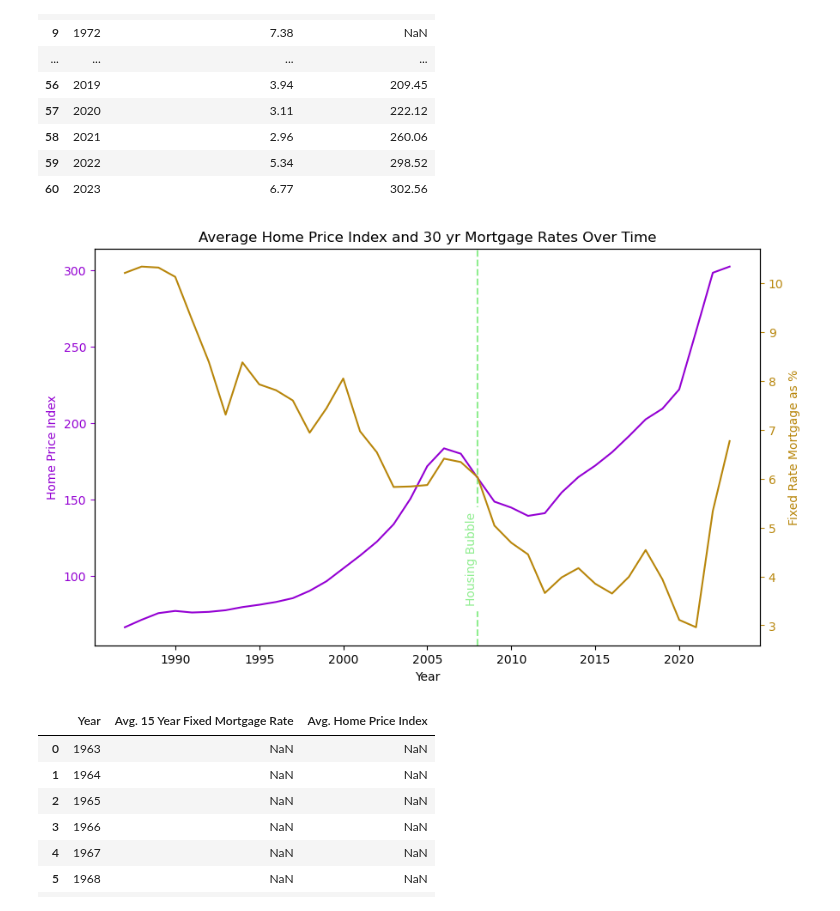
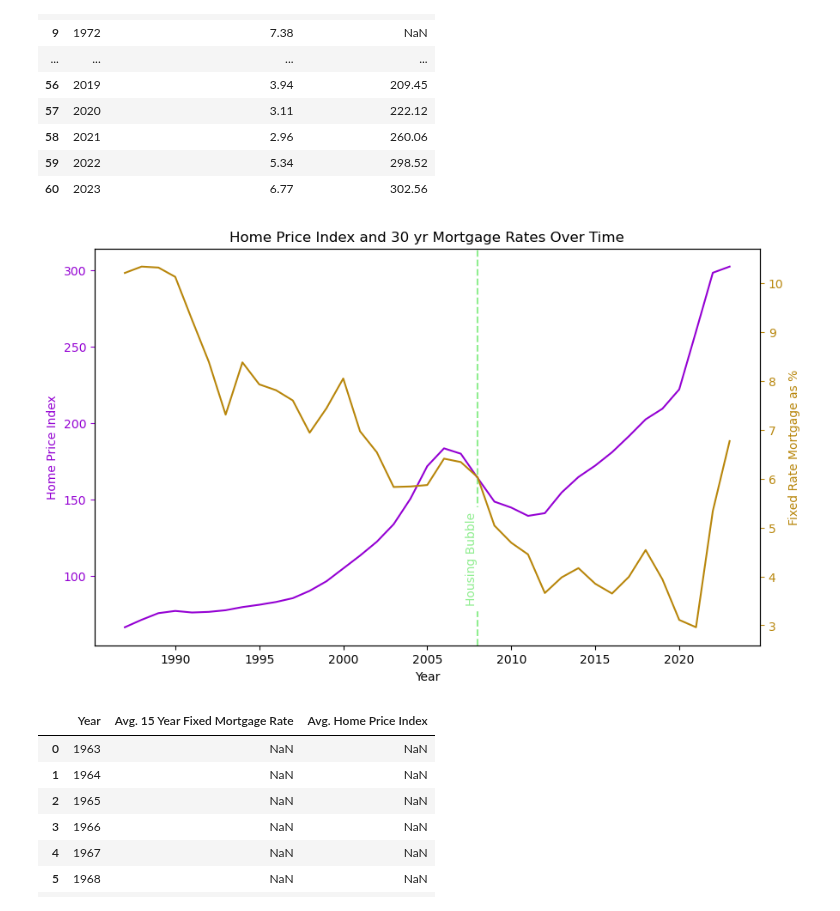
Before and after one commit to njlanger/Project1_Grp3, a Jupyter notebook: Neil/raw_fred_data_Neil.ipynb, the cells around one changed output. Saved outputs shown, nothing was run; the diff lists cells and outputs as text; code cells hidden in the pictures.

```diff
--- a/Neil/raw_fred_data_Neil.ipynb
+++ b/Neil/raw_fred_data_Neil.ipynb
@@ -166,35 +177,35 @@ home_price_index_and_30yr
 # %%
 # Ploting 30 year fixed mortgage rates and the housing index
 
 home_price_index_and_30yr = home_price_index_and_30yr.dropna()
 
 fig, ax1 = plt.subplots(figsize=(10, 6))
 
 # Plot home price index on the primary y-axis
 ax1.plot(home_price_index_and_30yr['Year'], home_price_index_and_30yr['Avg. Home Price Index'], label='Home Price Index', color='darkviolet')
 ax1.set_xlabel('Year')
 ax1.set_ylabel('Home Price Index', color='darkviolet')
 ax1.tick_params('y', colors='darkviolet')
 
 # Create a secondary y-axis for fixed rate mortgage rates
 ax2 = ax1.twinx()
 ax2.plot(home_price_index_and_30yr['Year'], home_price_index_and_30yr['Avg. 30 Year Fixed Mortgage Rate'], label='30 yr Fixed Rate Mortgage', color='darkgoldenrod')
 ax2.set_ylabel('Fixed Rate Mortgage as %', color='darkgoldenrod')
 ax2.tick_params('y', colors='darkgoldenrod')
 
 vertical_line_label = 'Housing Bubble'
 vertical_line_year = 2008
 
 ax1.axvline(x=vertical_line_year, color='lightgreen', linestyle='--', label=vertical_line_label)
 ax1.text(vertical_line_year, ax1.get_ylim()[0] + (ax1.get_ylim()[1] - ax1.get_ylim()[0]) * 0.1, vertical_line_label, color='lightgreen', va='bottom', ha='right', backgroundcolor='white', rotation='vertical')
 
-plt.title('Average Home Price Index and 30 yr Mortgage Rates Over Time')
+plt.title('Home Price Index and 30 yr Mortgage Rates Over Time')
 
 plt.savefig('Average Home Price Index and 30 yr Mortgage Rates Over Time.png')
 
 plt.show()
 # %% [output]
-[figure, old version]
+[figure, new version]
 # %%
 # Merging home_price_index_df with mortgage_15_df
 home_price_index_and_15yr = work_file[[
```
Also changed, not shown: parts of 3 cells of this notebook, 2 other files.
